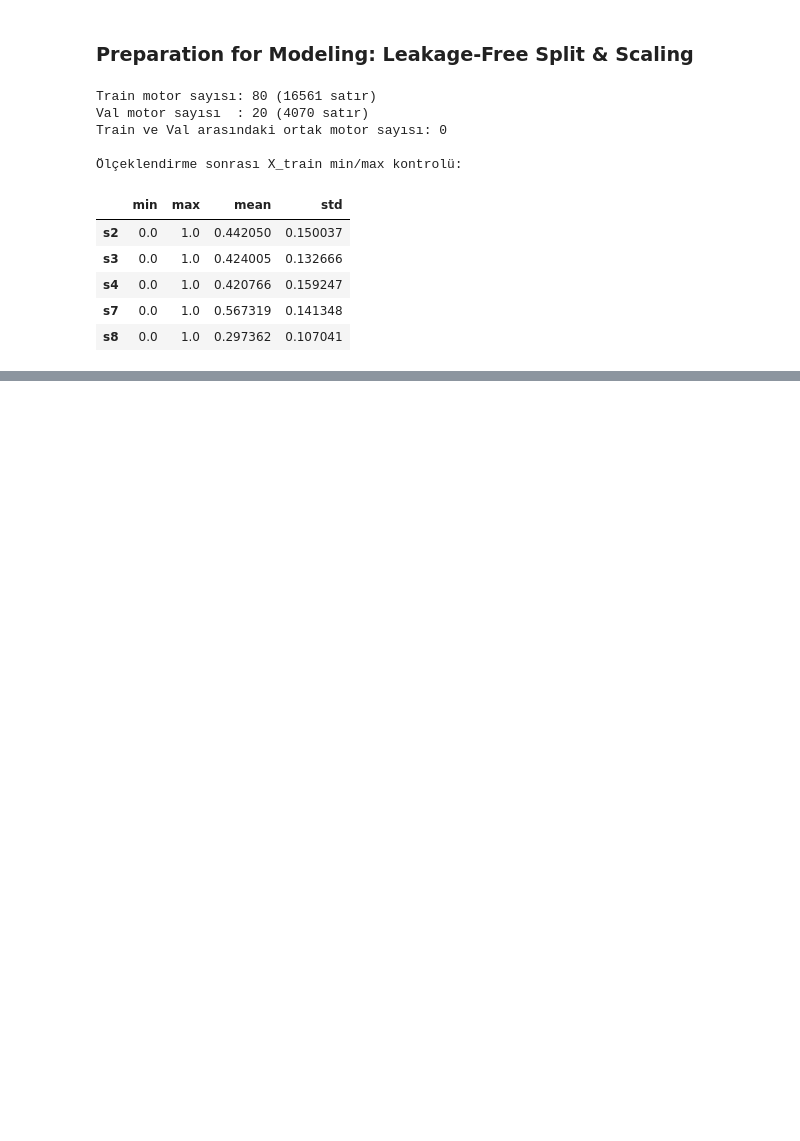
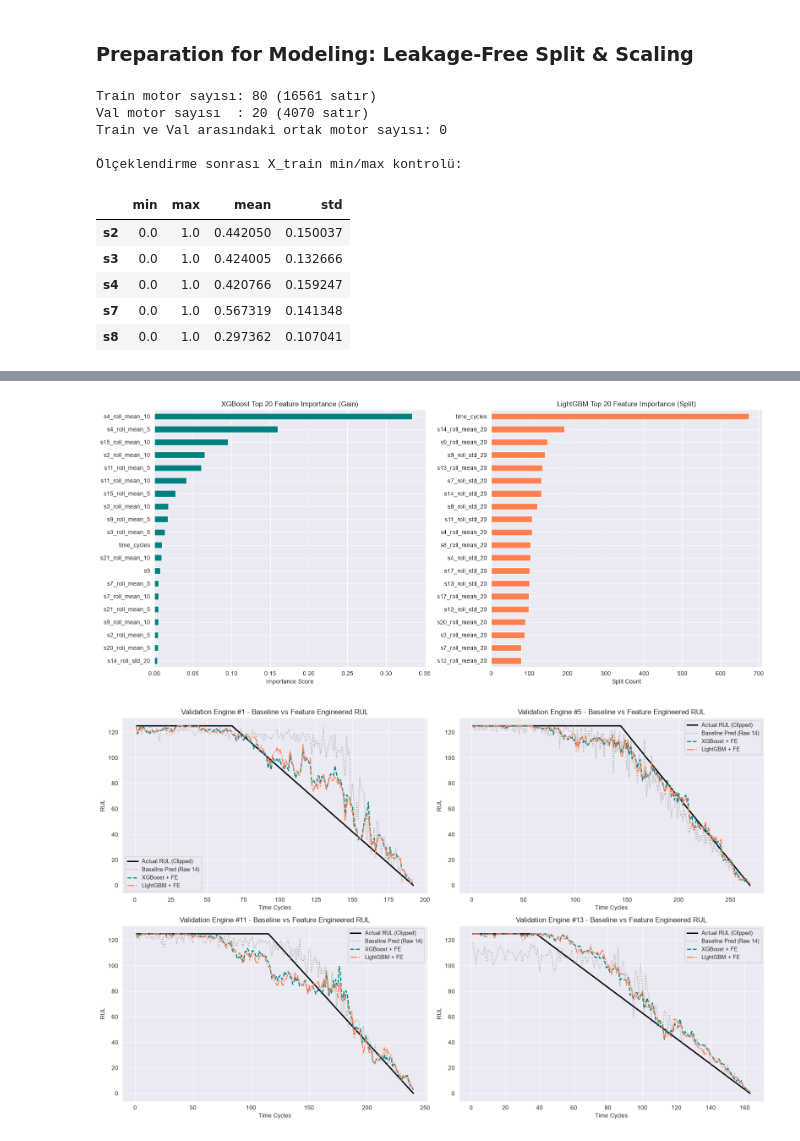
Before and after one commit to elifesin/predictive-maintenance, a Jupyter notebook: notebooks/_eda.ipynb, the cells around one changed output, grey strips where cells are left out. Cells and saved outputs as stored; diff of their text form; code cells hidden in the pictures; blank space fills up the shorter version.

```diff
--- a/notebooks/_eda.ipynb
+++ b/notebooks/_eda.ipynb
@@ -264,0 +497,45 @@ Train ve Val arasındaki ortak motor sayısı: 0
+# %%
+# En Önemli 20 Özellik (Top 20 Feature Importance) ve İyileşen Tahmin Eğrileri
+fig, axes = plt.subplots(1, 2, figsize=(16, 7))
+
+pd.Series(xgb_fe.feature_importances_, index=fe_feature_cols).sort_values().tail(20).plot(
+    kind="barh", ax=axes[0], color="teal"
+)
+axes[0].set_title("XGBoost Top 20 Feature Importance (Gain)")
+axes[0].set_xlabel("Importance Score")
+
+pd.Series(lgbm_fe.feature_importances_, index=fe_feature_cols).sort_values().tail(20).plot(
+    kind="barh", ax=axes[1], color="coral"
+)
+axes[1].set_title("LightGBM Top 20 Feature Importance (Split)")
+axes[1].set_xlabel("Split Count")
+
+plt.tight_layout()
+plt.show()
+
+# Baseline vs Feature Engineering Tahmin Eğrilerinin Karşılaştırması (Örnek 4 Validation Motoru)
+val_fe_eval = val_fe[["engine_id", "time_cycles", "RUL_clipped"]].copy()
+val_fe_eval["LGBM_Baseline"] = lgbm_val_preds
+val_fe_eval["XGB_FE_Pred"] = xgb_fe_val_preds
+val_fe_eval["LGBM_FE_Pred"] = lgbm_fe_val_preds
+
+sample_val_engines = val_fe_eval["engine_id"].unique()[:4]
+fig, axes = plt.subplots(2, 2, figsize=(16, 10))
+axes = axes.flatten()
+
+for idx, eid in enumerate(sample_val_engines):
+    sub = val_fe_eval[val_fe_eval["engine_id"] == eid]
+    axes[idx].plot(sub["time_cycles"], sub["RUL_clipped"], label="Actual RUL (Clipped)", color="black", linewidth=2.2)
+    axes[idx].plot(sub["time_cycles"], sub["LGBM_Baseline"], label="Baseline Pred (Raw 14)", color="gray", linestyle=":", alpha=0.6)
+    axes[idx].plot(sub["time_cycles"], sub["XGB_FE_Pred"], label="XGBoost + FE", color="teal", linestyle="--", linewidth=1.8)
+    axes[idx].plot(sub["time_cycles"], sub["LGBM_FE_Pred"], label="LightGBM + FE", color="coral", linestyle="-.", linewidth=1.8)
+    axes[idx].set_title(f"Validation Engine #{eid} - Baseline vs Feature Engineered RUL")
+    axes[idx].set_xlabel("Time Cycles")
+    axes[idx].set_ylabel("RUL")
+    axes[idx].legend(fontsize=9)
+
+plt.tight_layout()
+plt.show()
+# %% [output]
+[figure, added]
+[figure, added]
```
Also changed, not shown: parts of 11 cells of this notebook.
